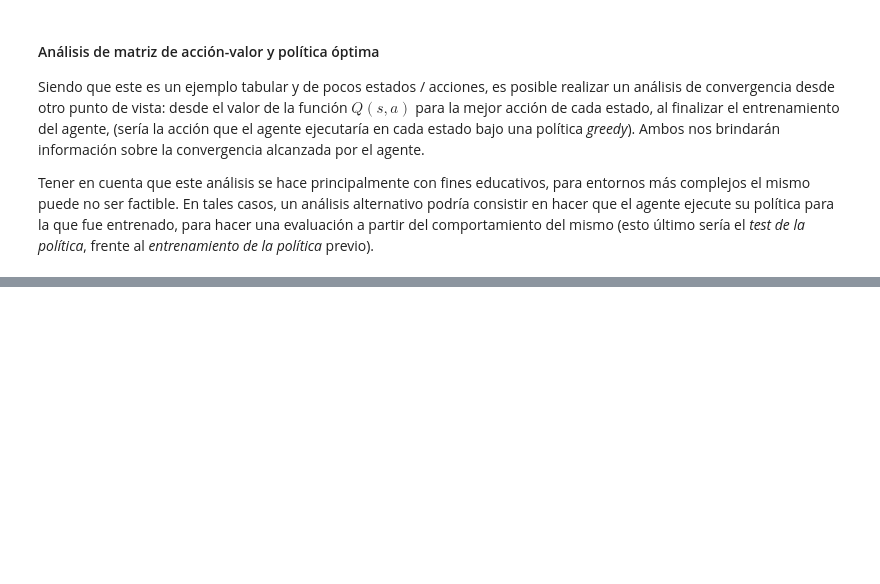
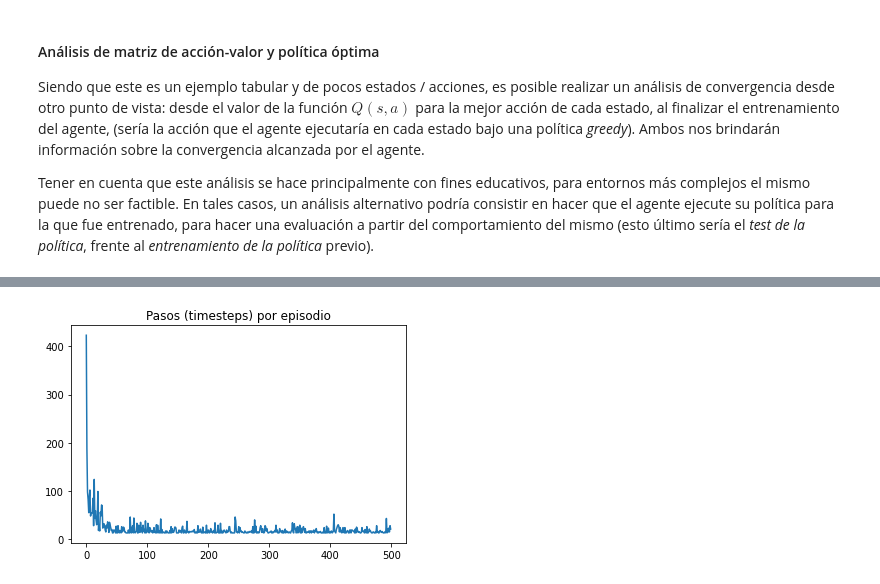
Before and after one commit to FloCam2020/AprendizajePorRefuerzos, a Jupyter notebook: lab_1_intro_rl.ipynb, the cells around one changed output, grey strips where cells are left out. Saved outputs shown, nothing was run; the diff lists cells and outputs as text; code cells hidden in the pictures; blank space fills up the shorter version.

```diff
--- a/lab_1_intro_rl.ipynb
+++ b/lab_1_intro_rl.ipynb
@@ -696,0 +477,4 @@ FIN
+# %%
+plot_steps_per_episode(timesteps_ep)
+# %% [output]
+[figure, added]
```
Also changed, not shown: parts of 113 cells of this notebook.
